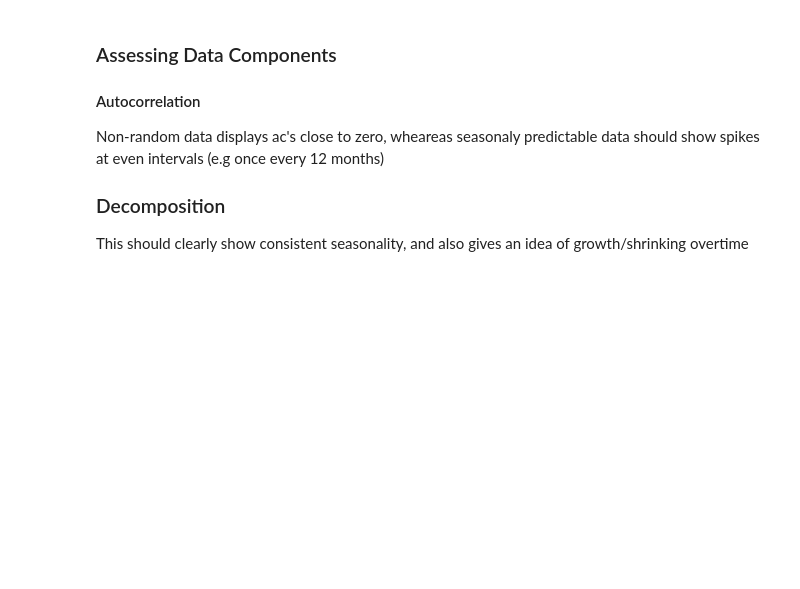
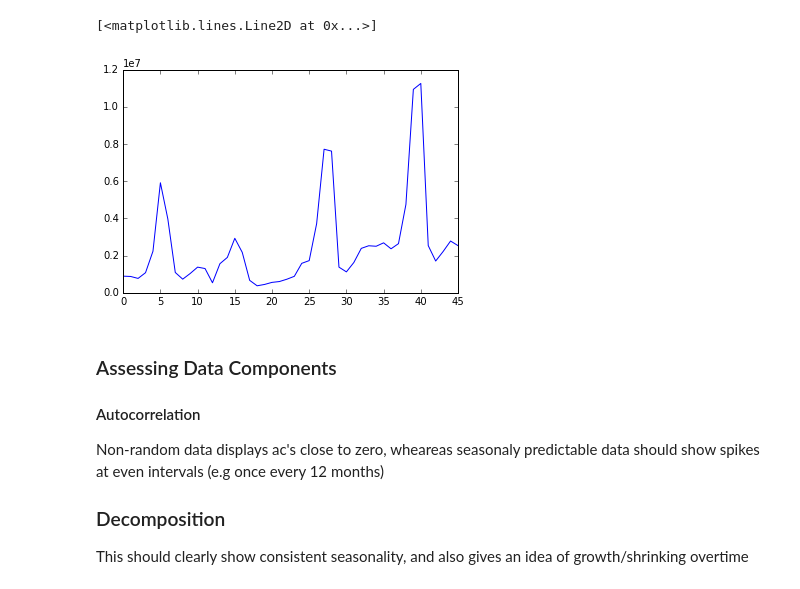
Before and after one commit to fothergilld/corvidae, a Jupyter notebook: forecast.ipynb, the cells around one changed output. Cells and saved outputs as stored; diff of their text form; code cells hidden in the pictures; blank space fills up the shorter version.

```diff
--- a/forecast.ipynb
+++ b/forecast.ipynb
@@ -48,3 +50,8 @@ historic_revenue = df['ga:transactionRevenue'].astype('float').tolist()
+# %%
+plt.plot(historic_revenue)
+# %% [output]
+[<matplotlib.lines.Line2D at 0x...>]
+[figure, added]
 # %% [markdown]
 ### Assessing Data Components
 
```
Also changed, not shown: parts of 10 cells of this notebook, 2 other files.
